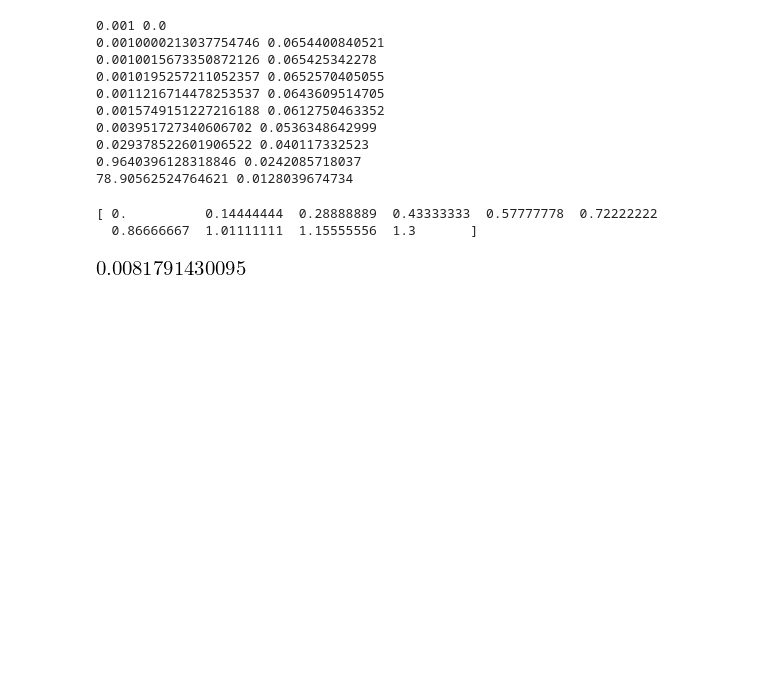
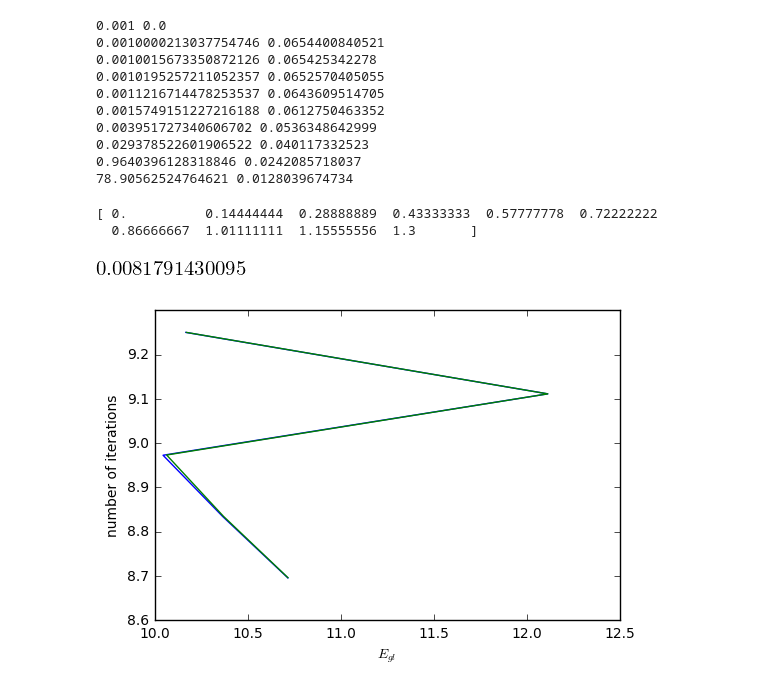
Before and after one commit to Selat/algorithms, a Jupyter notebook: numerical-analysis/differential-equations/lab01/Lab1.ipynb, the cells around one changed output. Saved outputs shown, nothing was run; the diff lists cells and outputs as text; code cells hidden in the pictures; blank space fills up the shorter version.

```diff
--- a/numerical-analysis/differential-equations/lab01/Lab1.ipynb
+++ b/numerical-analysis/differential-equations/lab01/Lab1.ipynb
@@ -52,3 +52,20 @@ t = np.linspace(0.001, 1.3, 1000)
 251 * np.max(f(t)) / (720 * 5**8)
 # %% [output]
 [figure]
+# %%
+import numpy as np
+
+eps = np.array([10.7166, 10.3664, 10.0452, 12.1137, 10.1678])
+iters = np.array([8.69551, 8.83405, 8.97259, 9.11118, 9.24995])
+adams_eps = [10.7166, 10.3702, 10.0646, 12.1137, 10.1709]
+adams_iters = [8.69618, 8.83463, 8.9731, 9.11118, 9.24995]
+
+import matplotlib.pyplot as plt
+%matplotlib inline
+plt.plot(eps, iters)
+plt.plot(adams_eps, adams_iters)
+plt.ylabel('number of iterations')
+plt.xlabel('$E_{gl}$')
+plt.show()
+# %% [output]
+[figure, added]
```
Also changed, not shown: 19 other files.
